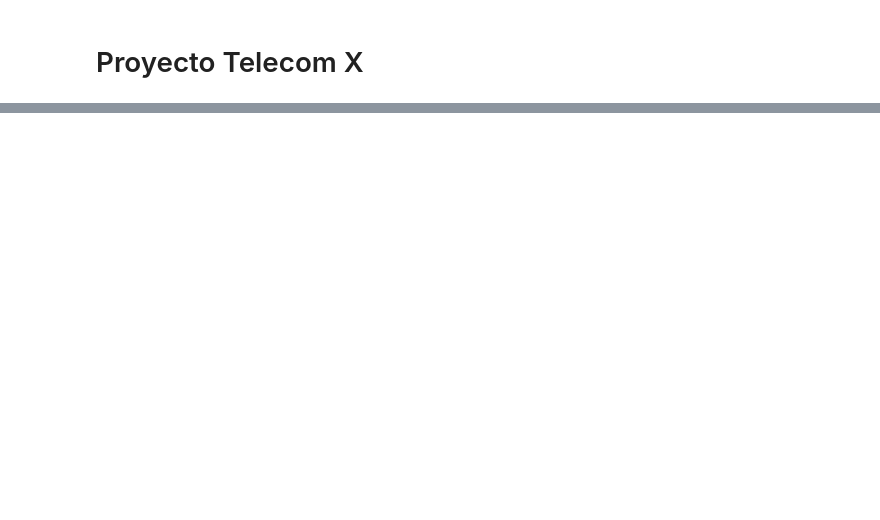
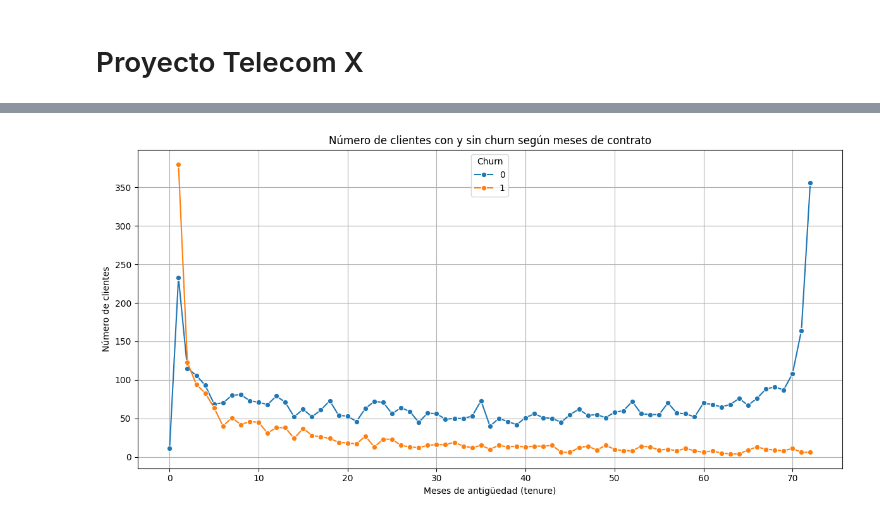
Before and after one commit to Sebastian210102/TelecomX, a Jupyter notebook: TelecomX.ipynb, the cells around one changed output, grey strips where cells are left out. Cells and saved outputs as stored; diff of their text form; code cells hidden in the pictures; blank space fills up the shorter version.

```diff
--- a/TelecomX.ipynb
+++ b/TelecomX.ipynb
@@ -40,0 +503,18 @@ import seaborn as sns
+# %%
+import seaborn as sns
+import matplotlib.pyplot as plt
+
+# Agrupar por tenure y churn
+churn_por_tenure = df_clientes.groupby(['tenure', 'Churn']).size().reset_index(name='conteo')
+
+# Gráfico de líneas
+plt.figure(figsize=(12, 6))
+sns.lineplot(data=churn_por_tenure, x='tenure', y='conteo', hue='Churn', marker='o')
+plt.title('Número de clientes con y sin churn según meses de contrato')
+plt.xlabel('Meses de antigüedad (tenure)')
+plt.ylabel('Número de clientes')
+plt.grid(True)
+plt.tight_layout()
+plt.show()
+# %% [output]
+[figure, added]
```
Also changed, not shown: parts of 66 cells of this notebook.
